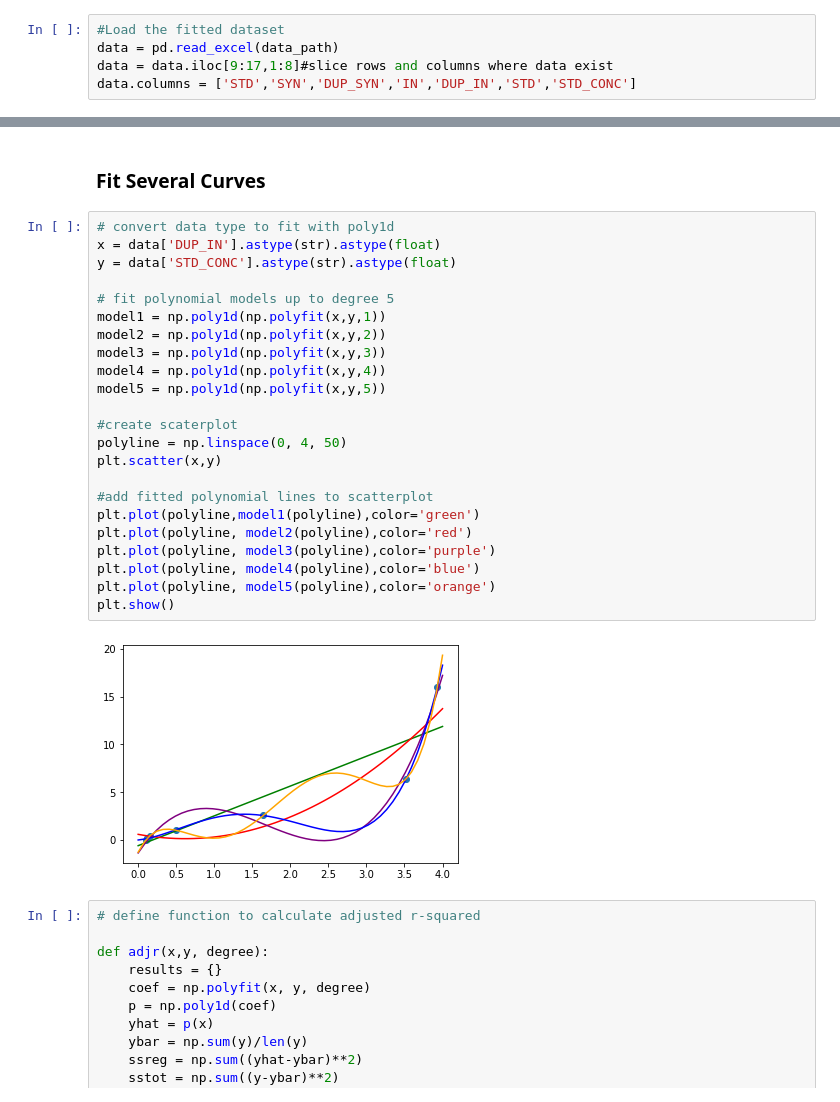
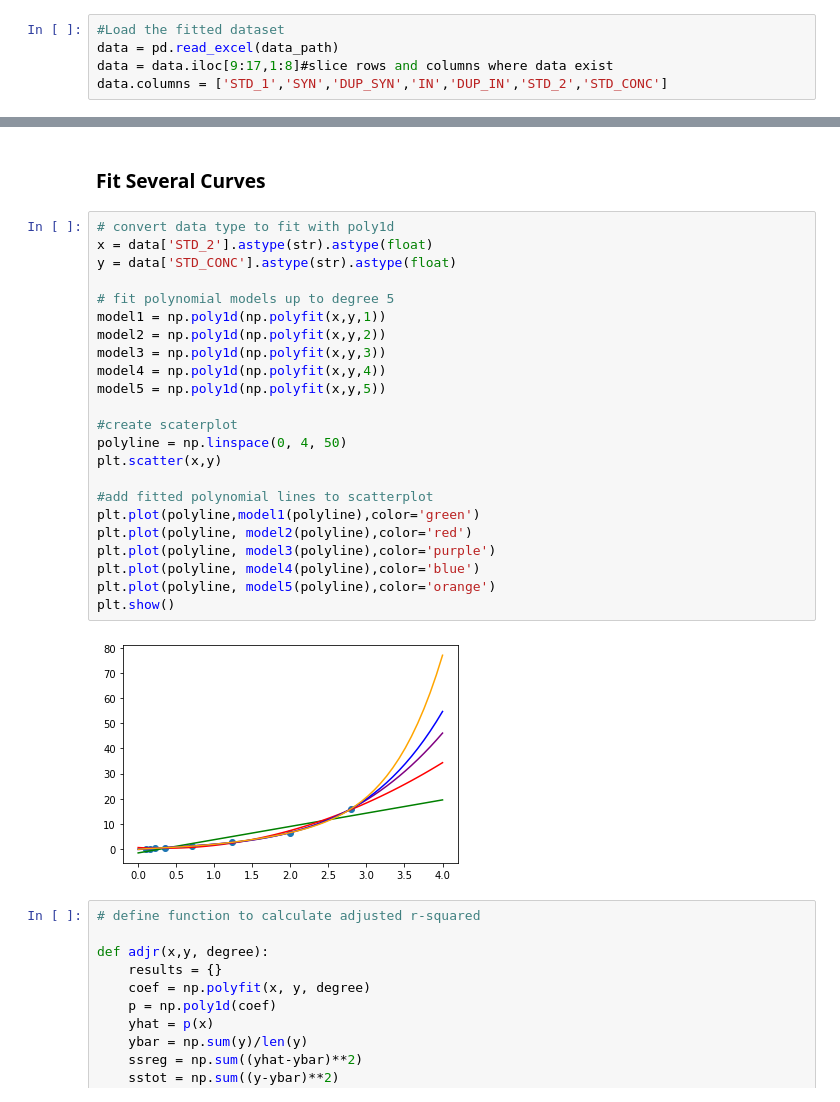
Before and after one commit to jamesleocodes/elisa_bdnf_cortisol, a Jupyter notebook: codes/elisa.ipynb, the cells around one changed output, grey strips where cells are left out. Saved outputs shown, nothing was run; the diff lists cells and outputs as text.

```diff
--- a/codes/elisa.ipynb
+++ b/codes/elisa.ipynb
@@ -18,7 +18,7 @@ data_path = os.path.join(dirname,data_file)
 #Load the fitted dataset
 data = pd.read_excel(data_path)
 data = data.iloc[9:17,1:8]#slice rows and columns where data exist
-data.columns = ['STD','SYN','DUP_SYN','IN','DUP_IN','STD','STD_CONC']
+data.columns = ['STD_1','SYN','DUP_SYN','IN','DUP_IN','STD_2','STD_CONC']
 # %% [markdown]
 #### columns names
 STD = standard curve\
@@ -49,29 +61,29 @@ data.plot.scatter(x='DUP_IN',y='STD_CONC')
 ### Fit Several Curves
 # %%
 # convert data type to fit with poly1d
-x = data['DUP_IN'].astype(str).astype(float)
+x = data['STD_2'].astype(str).astype(float)
 y = data['STD_CONC'].astype(str).astype(float)
 
 # fit polynomial models up to degree 5
 model1 = np.poly1d(np.polyfit(x,y,1))
 model2 = np.poly1d(np.polyfit(x,y,2))
 model3 = np.poly1d(np.polyfit(x,y,3))
 model4 = np.poly1d(np.polyfit(x,y,4))
 model5 = np.poly1d(np.polyfit(x,y,5))
 
 #create scaterplot
 polyline = np.linspace(0, 4, 50)
 plt.scatter(x,y)
 
 #add fitted polynomial lines to scatterplot
 plt.plot(polyline,model1(polyline),color='green')
 plt.plot(polyline, model2(polyline),color='red')
 plt.plot(polyline, model3(polyline),color='purple')
 plt.plot(polyline, model4(polyline),color='blue')
 plt.plot(polyline, model5(polyline),color='orange')
 plt.show()
 # %% [output]
-[figure, old version]
+[figure, new version]
 # %%
 # define function to calculate adjusted r-squared
 
```
Also changed, not shown: parts of 6 cells of this notebook, 1 other file.
